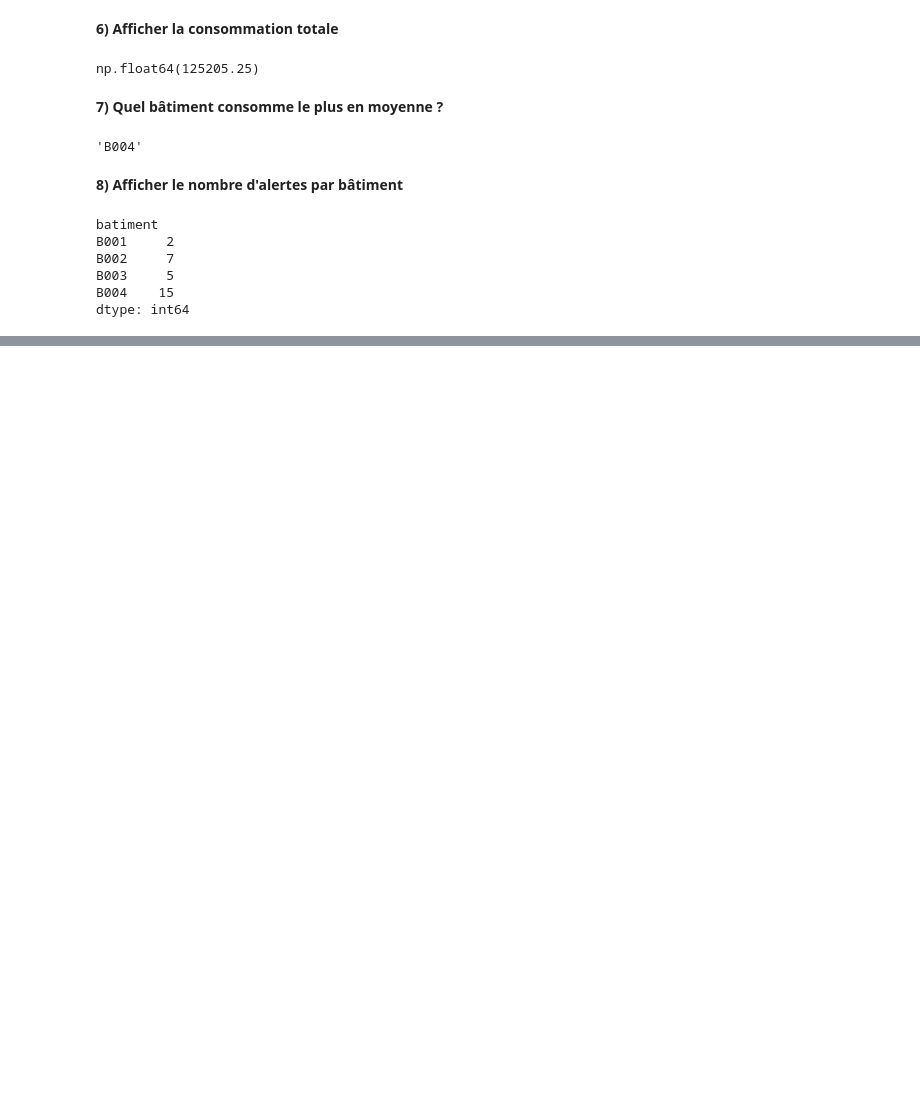
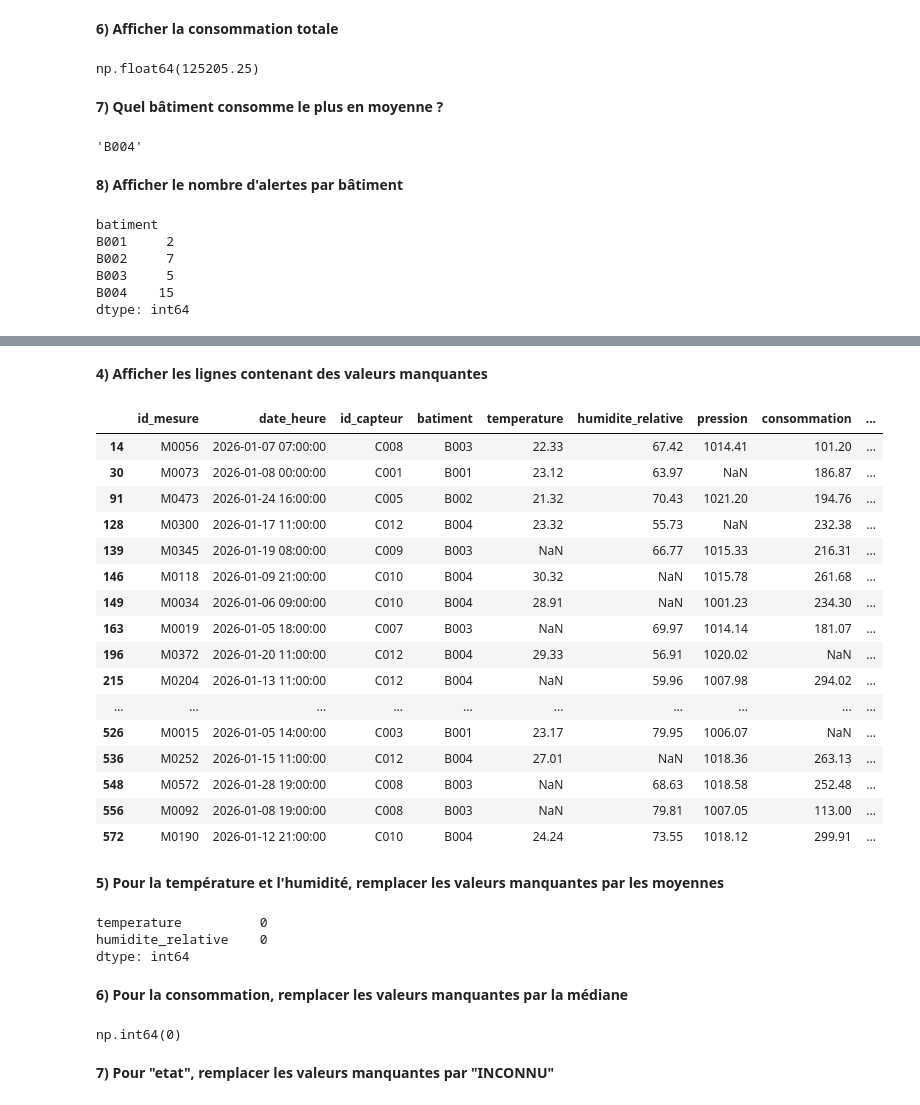
Before and after one commit to maigadems/Atelier-Pandas, a Jupyter notebook: atelier_pandas_iot/notebooks/atelier_pandas_iot.ipynb, the cells around one changed output, grey strips where cells are left out. Cells and saved outputs as stored; diff of their text form; code cells hidden in the pictures; blank space fills up the shorter version.

Commit message:
gerer les valeurs manquantes

```diff
--- a/atelier_pandas_iot/notebooks/atelier_pandas_iot.ipynb
+++ b/atelier_pandas_iot/notebooks/atelier_pandas_iot.ipynb
@@ -478,0 +519,41 @@ dtype: int64
+# %% [markdown]
+**4) Afficher les lignes contenant des valeurs manquantes**
+# %%
+df[df.isna().any(axis=1)]
+# %% [output]
+|  | id_mesure | date_heure | id_capteur | batiment | temperature | humidite_relative | pression | consommation | ... |
+| 14 | M0056 | 2026-01-07 07:00:00 | C008 | B003 | 22.33 | 67.42 | 1014.41 | 101.20 | ... |
+| 30 | M0073 | 2026-01-08 00:00:00 | C001 | B001 | 23.12 | 63.97 | NaN | 186.87 | ... |
+| 91 | M0473 | 2026-01-24 16:00:00 | C005 | B002 | 21.32 | 70.43 | 1021.20 | 194.76 | ... |
+| 128 | M0300 | 2026-01-17 11:00:00 | C012 | B004 | 23.32 | 55.73 | NaN | 232.38 | ... |
+| 139 | M0345 | 2026-01-19 08:00:00 | C009 | B003 | NaN | 66.77 | 1015.33 | 216.31 | ... |
+| 146 | M0118 | 2026-01-09 21:00:00 | C010 | B004 | 30.32 | NaN | 1015.78 | 261.68 | ... |
+| 149 | M0034 | 2026-01-06 09:00:00 | C010 | B004 | 28.91 | NaN | 1001.23 | 234.30 | ... |
+| 163 | M0019 | 2026-01-05 18:00:00 | C007 | B003 | NaN | 69.97 | 1014.14 | 181.07 | ... |
+| 196 | M0372 | 2026-01-20 11:00:00 | C012 | B004 | 29.33 | 56.91 | 1020.02 | NaN | ... |
+| 215 | M0204 | 2026-01-13 11:00:00 | C012 | B004 | NaN | 59.96 | 1007.98 | 294.02 | ... |
+| ... | ... | ... | ... | ... | ... | ... | ... | ... | ... |
+| 526 | M0015 | 2026-01-05 14:00:00 | C003 | B001 | 23.17 | 79.95 | 1006.07 | NaN | ... |
+| 536 | M0252 | 2026-01-15 11:00:00 | C012 | B004 | 27.01 | NaN | 1018.36 | 263.13 | ... |
+| 548 | M0572 | 2026-01-28 19:00:00 | C008 | B003 | NaN | 68.63 | 1018.58 | 252.48 | ... |
+| 556 | M0092 | 2026-01-08 19:00:00 | C008 | B003 | NaN | 79.81 | 1007.05 | 113.00 | ... |
+| 572 | M0190 | 2026-01-12 21:00:00 | C010 | B004 | 24.24 | 73.55 | 1018.12 | 299.91 | ... |
+# %% [markdown]
+**5) Pour la température et l'humidité, remplacer les valeurs manquantes par les moyennes**
+# %%
+df["temperature"] = df["temperature"].fillna(df["temperature"].mean())
+df["humidite_relative"] = df["humidite_relative"].fillna(df["humidite_relative"].mean())
+df[["temperature", "humidite_relative"]].isna().sum()
+# %% [output]
+temperature          0
+humidite_relative    0
+dtype: int64
+# %% [markdown]
+**6) Pour la consommation, remplacer les valeurs manquantes par la médiane**
+# %%
+df["consommation"] = df["consommation"].fillna(df["consommation"].median())
+df["consommation"].isna().sum()
+# %% [output]
+np.int64(0)
+# %% [markdown]
+**7) Pour "etat", remplacer les valeurs manquantes par "INCONNU"**
```
Also changed, not shown: parts of 8 cells of this notebook, 1 other file.
